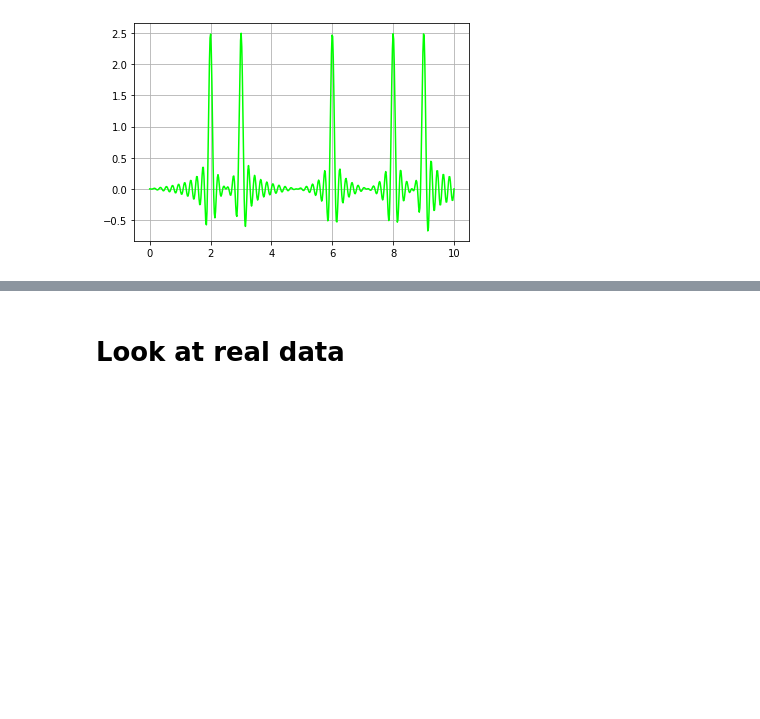
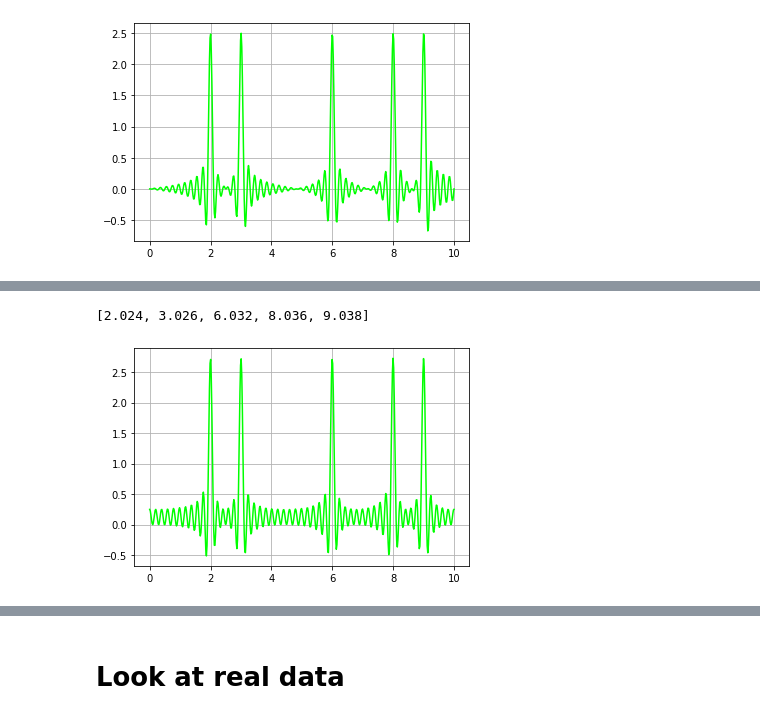
Before and after one commit to SM-Figueroa/fourier_transform, a Jupyter notebook: pipeline_visualization.ipynb, the cells around one changed output, grey strips where cells are left out. Saved outputs shown, nothing was run; the diff lists cells and outputs as text; code cells hidden in the pictures; blank space fills up the shorter version.

```diff
--- a/pipeline_visualization.ipynb
+++ b/pipeline_visualization.ipynb
@@ -127,0 +143,5 @@ def find_peaks(freqs, power):
+# %%
+plot_transform(sig_f, limits=(0, 10), bounds=(0,5), N=100) # low riemann sum rectangle count N
+# %% [output]
+[2.024, 3.026, 6.032, 8.036, 9.038]
+[figure, added]
```
Also changed, not shown: parts of 27 cells of this notebook.
